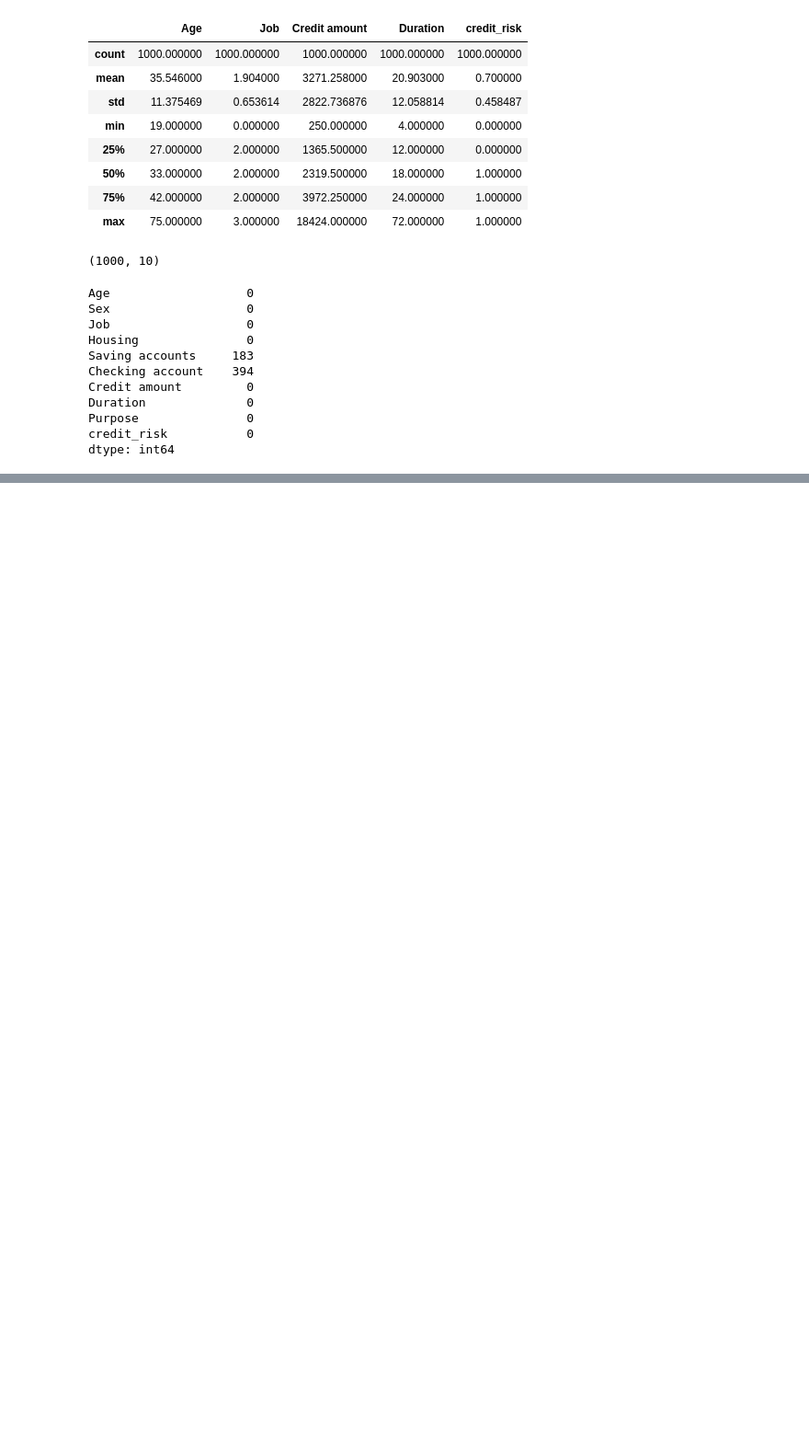
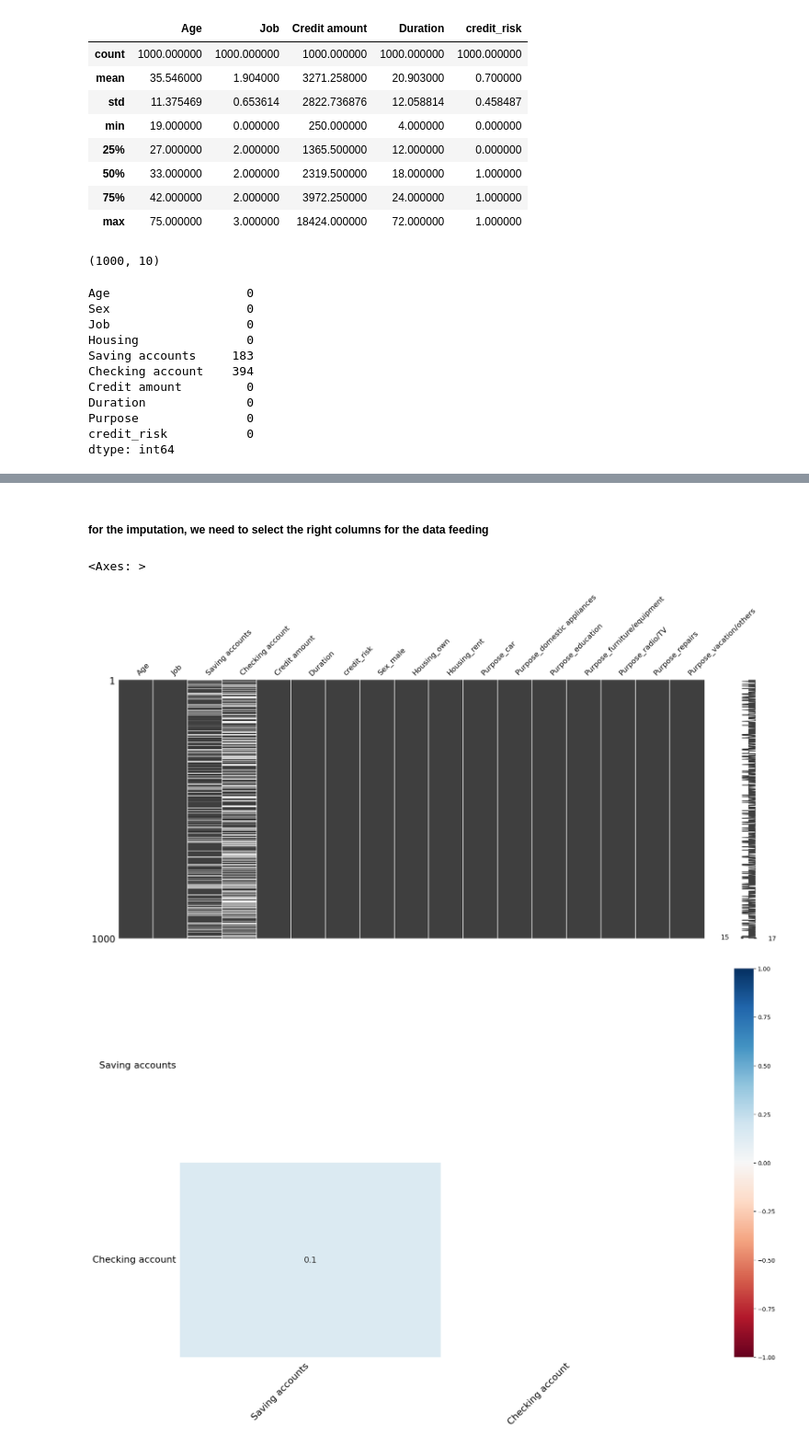
Before and after one commit to prasadPattuvamVeedu/AWS_flask_ML_project, a Jupyter notebook: ML_model.ipynb, the cells around one changed output, grey strips where cells are left out. Shown: that part at 92% size. Saved outputs shown, nothing was run; the diff lists cells and outputs as text; code cells hidden in the pictures; blank space fills up the shorter version.

```diff
--- a/ML_model.ipynb
+++ b/ML_model.ipynb
@@ -50,0 +74,10 @@ data.fillna(Saving accounts" )
+# %%
+import numpy as np
+
+data_saving_cat = [x for x in data_["Saving accounts"].unique() if x is not np.nan]
+
+print(data_saving_cat)
+data_checking_cat=[x for x in data_["Checking account"].unique() if x is not np.nan]
+print(data_checking_cat)
+category=[data_saving_cat,data_checking_cat]
+print(category)
@@ -50,0 +88,6 @@ data.fillna(Saving accounts" )
+# %%
+from sklearn.preprocessing import OrdinalEncoder
+
+ord = OrdinalEncoder(categories=category, handle_unknown='use_encoded_value', unknown_value=np.nan)
+data_[['Saving accounts','Checking account']] = ord.fit_transform(data_[['Saving accounts','Checking account']])
+data_.head()
@@ -50,0 +112,6 @@ data.fillna(Saving accounts" )
+# %%
+cols = ["Sex", "Housing","Purpose"]
+dummies = pd.get_dummies(data_[cols], drop_first=True, dtype=np.int8)
+dummies
+data_enc = pd.concat([data_.drop(columns=["Sex", "Housing","Purpose"]), dummies], axis=1)
+data_enc
@@ -50,0 +141,10 @@ data.fillna(Saving accounts" )
+# %% [markdown]
+<h5>for the imputation, we need to select the right columns for the data feeding</h5>
+# %%
+import missingno as msno
+msno.matrix(data_enc)
+msno.heatmap(data_enc)
+# %% [output]
+<Axes: >
+[figure, added]
+[figure, added]
```
Also changed, not shown: parts of 36 cells of this notebook, 6 other files.
